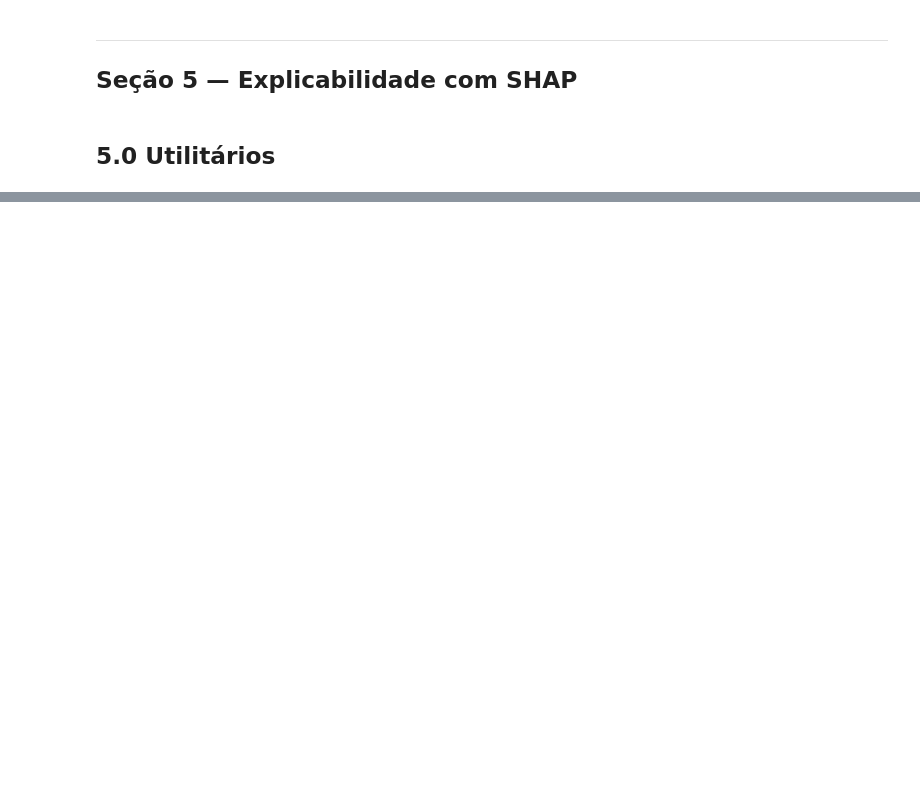
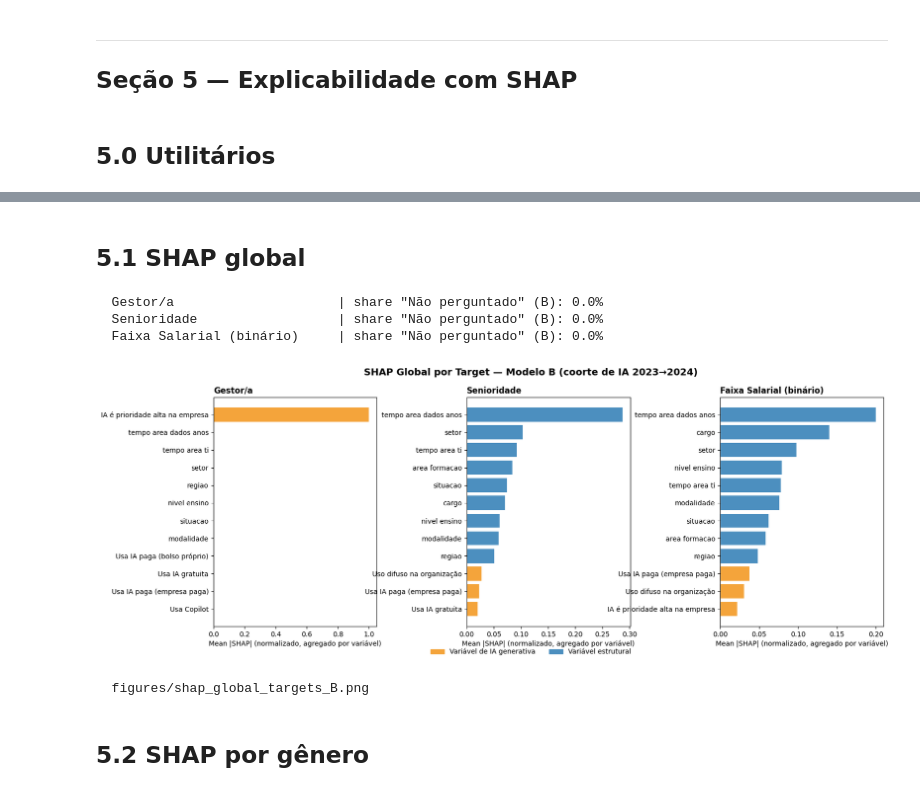
Before and after one commit to julliebelmonte/stateofdata, a Jupyter notebook: state_of_data_genero.ipynb, the cells around one changed output, grey strips where cells are left out. Saved outputs shown, nothing was run; the diff lists cells and outputs as text; code cells hidden in the pictures; blank space fills up the shorter version.

```diff
--- a/state_of_data_genero.ipynb
+++ b/state_of_data_genero.ipynb
@@ -1370,7 +1467,7 @@ BASE_FEATURES = [
     'nivel_ensino',
     'area_formacao',
     'cargo',
-    'tempo_area_dados',
+    'tempo_area_dados_anos',
     'tempo_area_ti',
     'modalidade',
     'setor',
@@ -1489,8 +1601,7 @@ def make_all_models(task_type: str, y_train: pd.Series) -> dict:
     return {
         'Logistic Regression': LogisticRegression(max_iter=500, class_weight='balanced', **kw),
         'Random Forest':       RandomForestClassifier(n_estimators=200, class_weight='balanced', n_jobs=-1, **kw),
-        'XGBoost':             XGBClassifier(n_estimators=200, verbosity=0, eval_metric='logloss' if binary else 'mlogloss',
-                                             scale_pos_weight=pos_w if binary else 1, **kw),
+        'XGBoost':             make_xgb(task_type, y_train),
     }
 # %%
 def run_cv(X: pd.DataFrame, y: pd.Series, task_type: str, cv: int = 5) -> pd.DataFrame:
@@ -1593,10 +1704,14 @@ def treinar_avaliar(target: str, task_type: str,
         ('pre', build_preprocessor(X_tr)),
         ('clf', make_xgb(task_type, y_tr)),
     ])
-    pipe.fit(X_tr, y_tr)
+    fit_params = {}
+    if task_type == 'multiclass':
+        fit_params['clf__sample_weight'] = compute_sample_weight('balanced', y_tr)
+    pipe.fit(X_tr, y_tr, **fit_params)
     y_pred = pipe.predict(X_te)
 
     print(classification_report(y_te, y_pred, zero_division=0))
+
 
     # Equidade
     print('\n  ── Métricas de Equidade ──')
@@ -1848,0 +2115,40 @@ def plot_shap_bar(mean_shap, feat_names, top_n: int = 15,
+# %% [markdown]
+## 5.1 SHAP global
+# %%
+shap_cache = {}   # guarda (mean_abs, bases) por 'A_target' / 'B_target'
+
+fig, axes = plt.subplots(1, len(TARGETS_CENTRAIS), figsize=(6*len(TARGETS_CENTRAIS), 6))
+if len(TARGETS_CENTRAIS) == 1:
+    axes = [axes]
+
+for ax, target in zip(axes, TARGETS_CENTRAIS):
+    for key, res in [('A', results_A_ia), ('B', results_B_ia)]:
+        r = res[target]
+        ms, bs, diag = compute_shap(r['pipe'], r['X_te'], return_diag=True)
+        shap_cache[f'{key}_{target}'] = (ms, bs)
+        if key == 'B':
+            print(f'  {TARGET_LABELS[target]:28s} | share "Não perguntado" (B): '
+                  f'{diag["nao_perguntado_share"]*100:.1f}%')
+
+    ms_b, bs_b = shap_cache[f'B_{target}']
+    plot_shap_bar(ms_b, bs_b, top_n=12,
+                  title=f'{TARGET_LABELS[target]}', ax=ax)
+
+fig.suptitle('SHAP Global por Target — Modelo B (coorte de IA 2023→2024)',
+             fontsize=14, fontweight='bold')
+fig.legend(handles=[
+    mpatches.Patch(color='#F4A43B', label='Variável de IA generativa'),
+    mpatches.Patch(color='#4C8FBF', label='Variável estrutural'),
+], loc='lower center', ncol=2, frameon=False, bbox_to_anchor=(0.5, -0.02))
+fig.subplots_adjust(left=0.14, wspace=0.55, bottom=0.10)
+plt.savefig('figures/shap_global_targets_B.png', dpi=150, bbox_inches='tight')
+plt.show()
+print('  figures/shap_global_targets_B.png')
+# %% [output]
+  Gestor/a                     | share "Não perguntado" (B): 0.0%
+  Senioridade                  | share "Não perguntado" (B): 0.0%
+  Faixa Salarial (binário)     | share "Não perguntado" (B): 0.0%
+[figure, added]
+  figures/shap_global_targets_B.png
+# %% [markdown]
+## 5.2 SHAP por gênero
```
Also changed, not shown: parts of 38 cells of this notebook, 12 other files.
